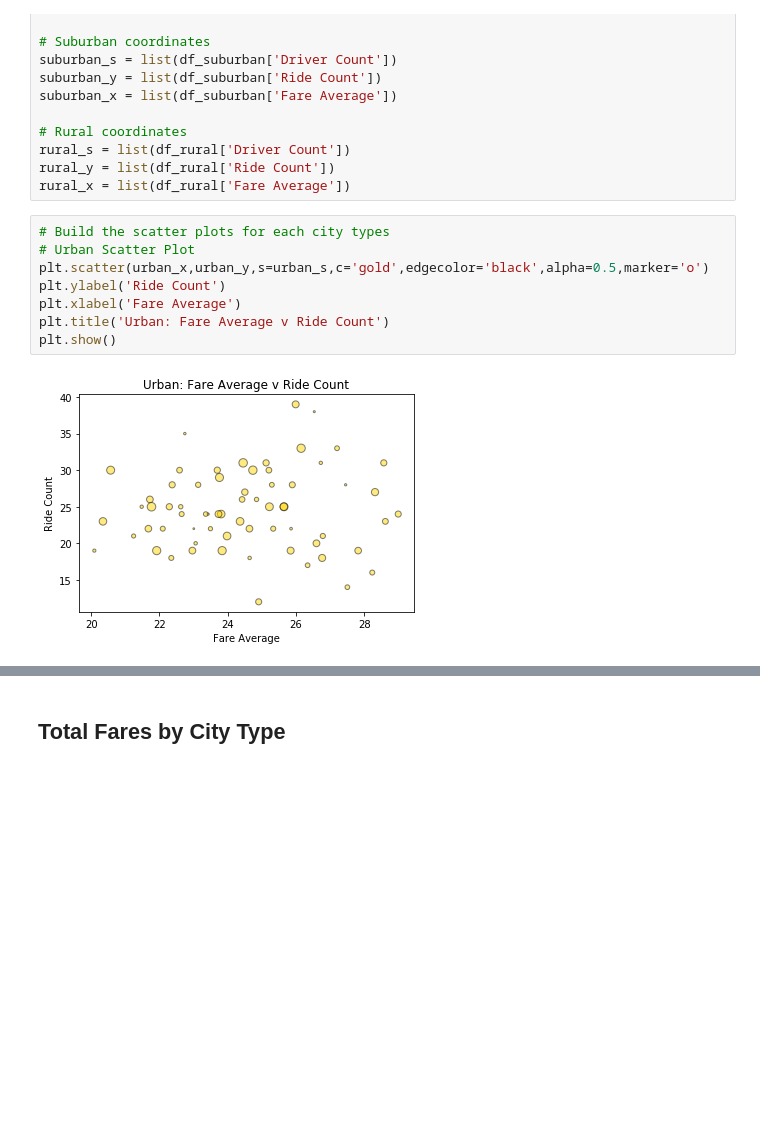
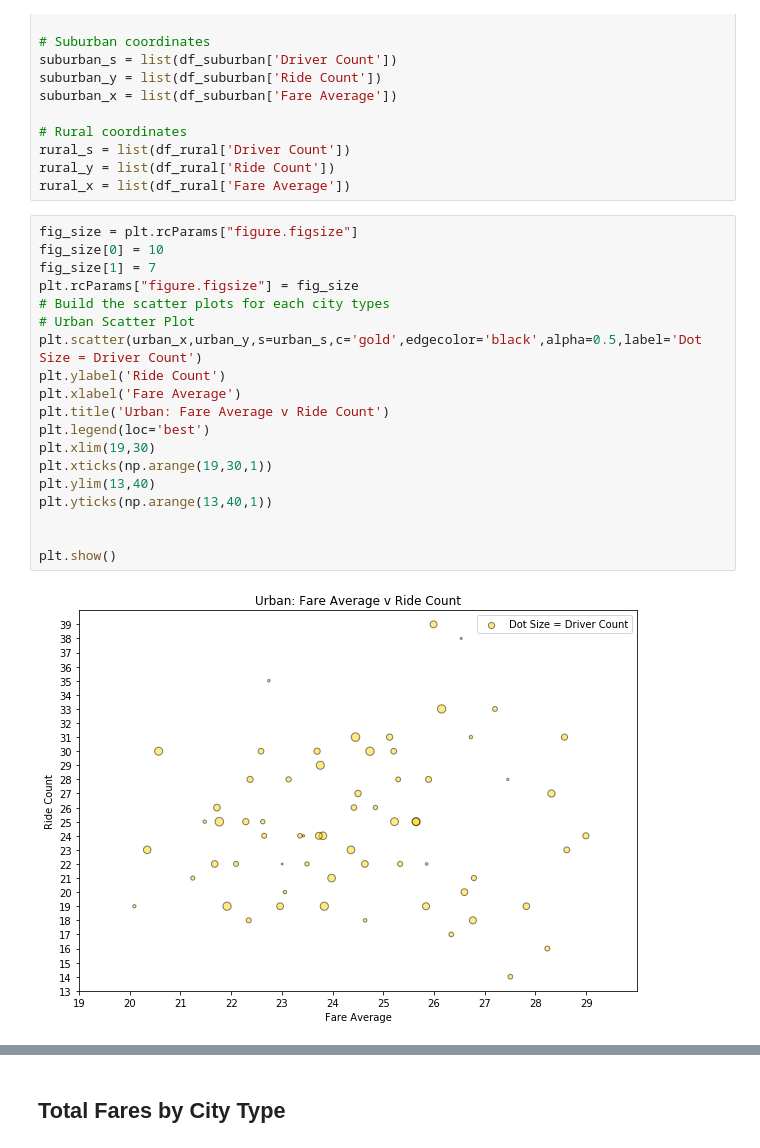
Before and after one commit to gvalera123/pyber, a Jupyter notebook: pyber_starter.ipynb, the cells around one changed output, grey strips where cells are left out. Cells and saved outputs as stored; diff of their text form; blank space fills up the shorter version.

```diff
--- a/pyber_starter.ipynb
+++ b/pyber_starter.ipynb
@@ -132,15 +132,26 @@ rural_s = list(df_rural['Driver Count'])
 rural_y = list(df_rural['Ride Count'])
 rural_x = list(df_rural['Fare Average'])
 # %%
+fig_size = plt.rcParams["figure.figsize"]
+fig_size[0] = 10
+fig_size[1] = 7
+plt.rcParams["figure.figsize"] = fig_size
 # Build the scatter plots for each city types
 # Urban Scatter Plot
-plt.scatter(urban_x,urban_y,s=urban_s,c='gold',edgecolor='black',alpha=0.5,marker='o')
+plt.scatter(urban_x,urban_y,s=urban_s,c='gold',edgecolor='black',alpha=0.5,label='Dot Size = Driver Count')
 plt.ylabel('Ride Count')
 plt.xlabel('Fare Average')
 plt.title('Urban: Fare Average v Ride Count')
+plt.legend(loc='best')
+plt.xlim(19,30)
+plt.xticks(np.arange(19,30,1))
+plt.ylim(13,40)
+plt.yticks(np.arange(13,40,1))
+
+
 plt.show()
 # %% [output]
-[figure, old version]
+[figure, new version]
 # %%
 # Build the scatter plots for each city types
 # suburban Scatter Plot
```
Also changed, not shown: parts of 5 cells of this notebook, 3 other files.
